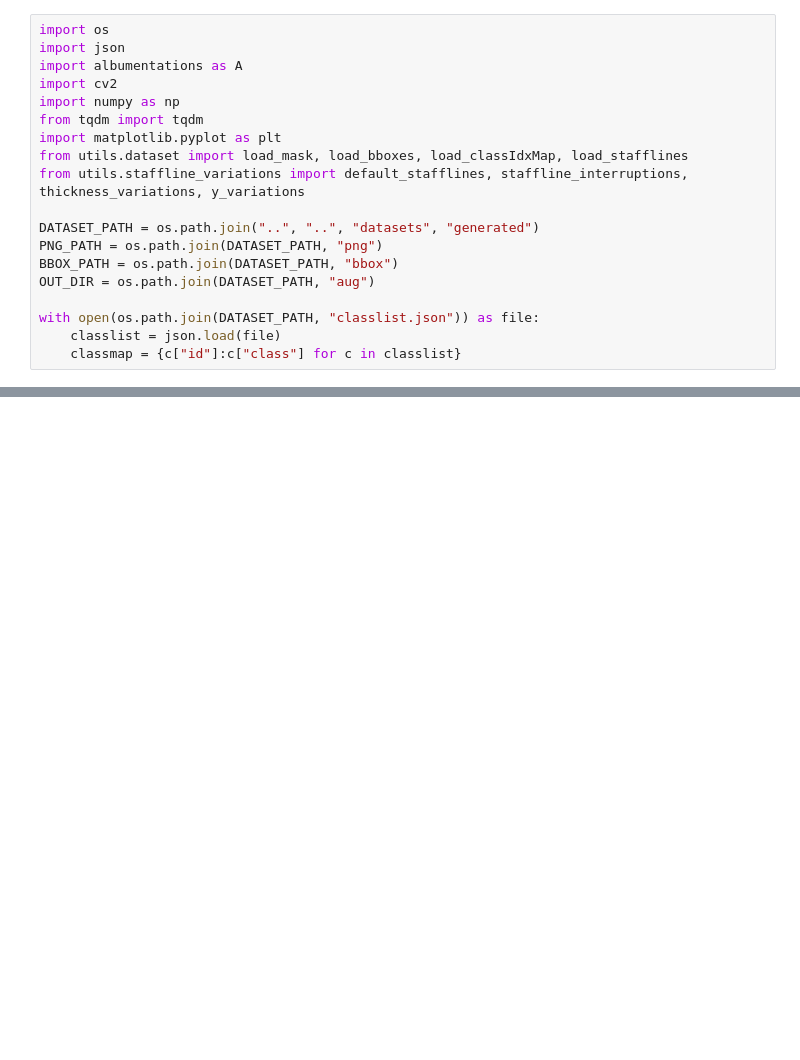
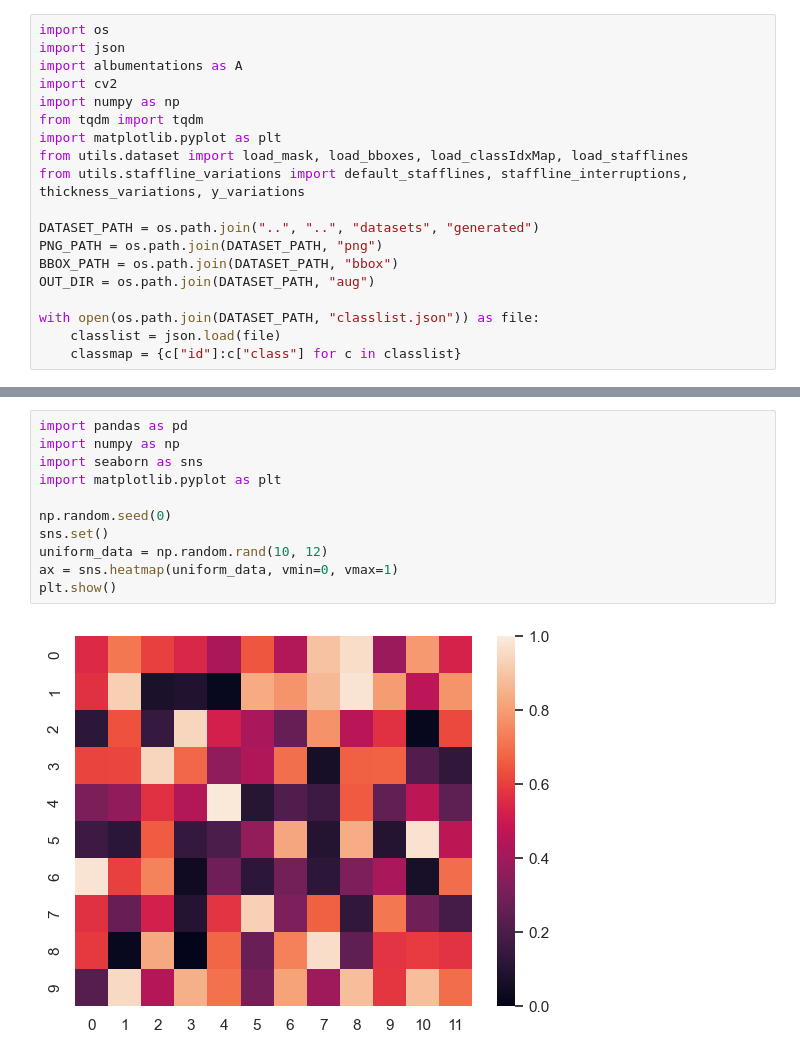
Before and after one commit to nudopnu/omr-unet, a Jupyter notebook: thesis-plots.ipynb, the cells around one changed output, grey strips where cells are left out. Drawn from its saved outputs; the diff is of its cells as text; blank space fills up the shorter version.

```diff
--- a/thesis-plots.ipynb
+++ b/thesis-plots.ipynb
@@ -91,0 +96,13 @@ os.path.join(PNG_PATH, f"{sample_idx}", "out-0.png")
+# %%
+import pandas as pd
+import numpy as np
+import seaborn as sns
+import matplotlib.pyplot as plt
+
+np.random.seed(0)
+sns.set()
+uniform_data = np.random.rand(10, 12)
+ax = sns.heatmap(uniform_data, vmin=0, vmax=1)
+plt.show()
+# %% [output]
+[figure, added]
```
Also changed, not shown: parts of 6 cells of this notebook, 1 other file.
